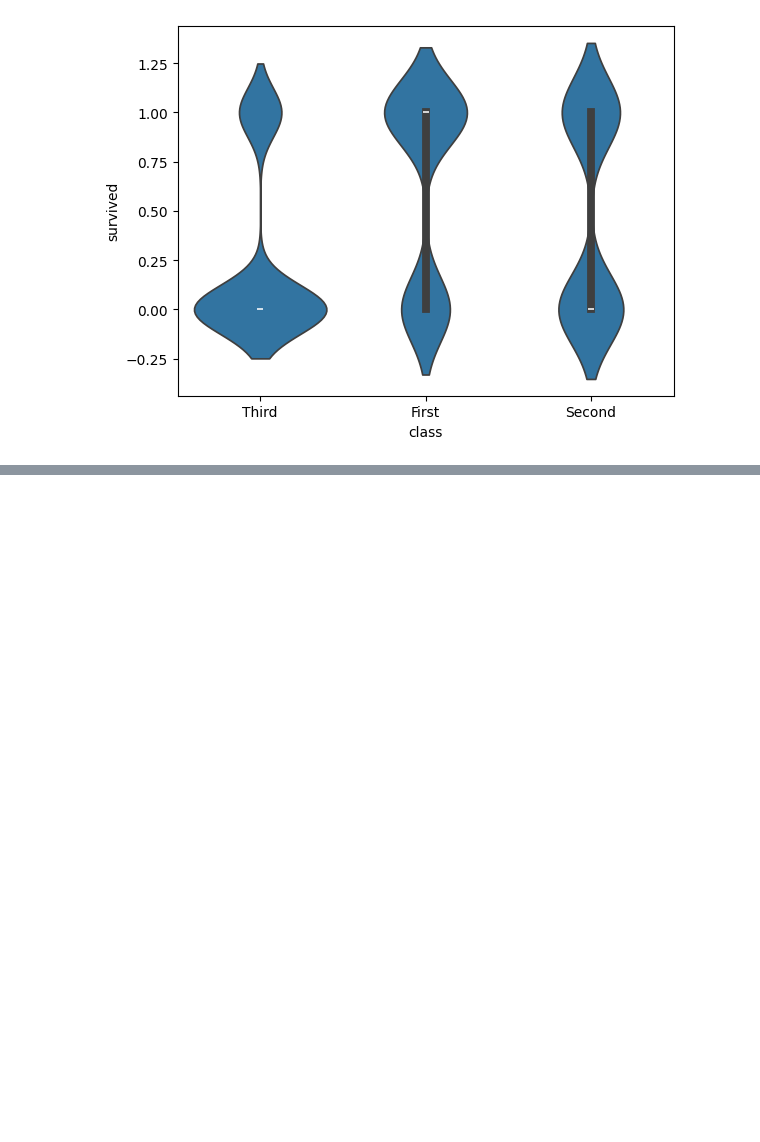
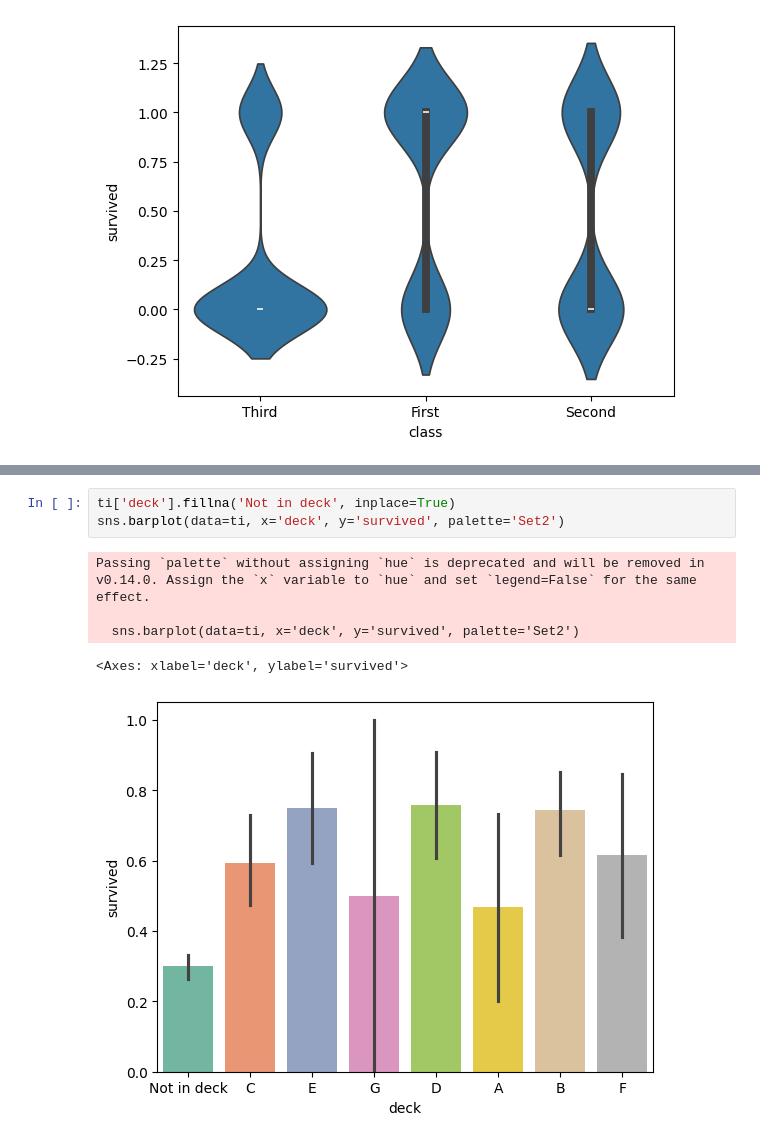
Before and after one commit to ReenuPEldhose/OpenAITraining, a Jupyter notebook: Sep24_002_EDA_Visuals.ipynb, the cells around one changed output, grey strips where cells are left out. Cells and saved outputs as stored; diff of their text form; blank space fills up the shorter version.

```diff
--- a/Sep24_002_EDA_Visuals.ipynb
+++ b/Sep24_002_EDA_Visuals.ipynb
@@ -396,0 +402,9 @@ sns.violinplot(data=ti, x='class', y='survived')
+# %%
+ti['deck'].fillna('Not in deck', inplace=True)
+sns.barplot(data=ti, x='deck', y='survived', palette='Set2')
+# %% [output]
+Passing `palette` without assigning `hue` is deprecated and will be removed in v0.14.0. Assign the `x` variable to `hue` and set `legend=False` for the same effect.
+
+  sns.barplot(data=ti, x='deck', y='survived', palette='Set2')
+<Axes: xlabel='deck', ylabel='survived'>
+[figure, added]
```
Also changed, not shown: parts of 1 cell of this notebook.
